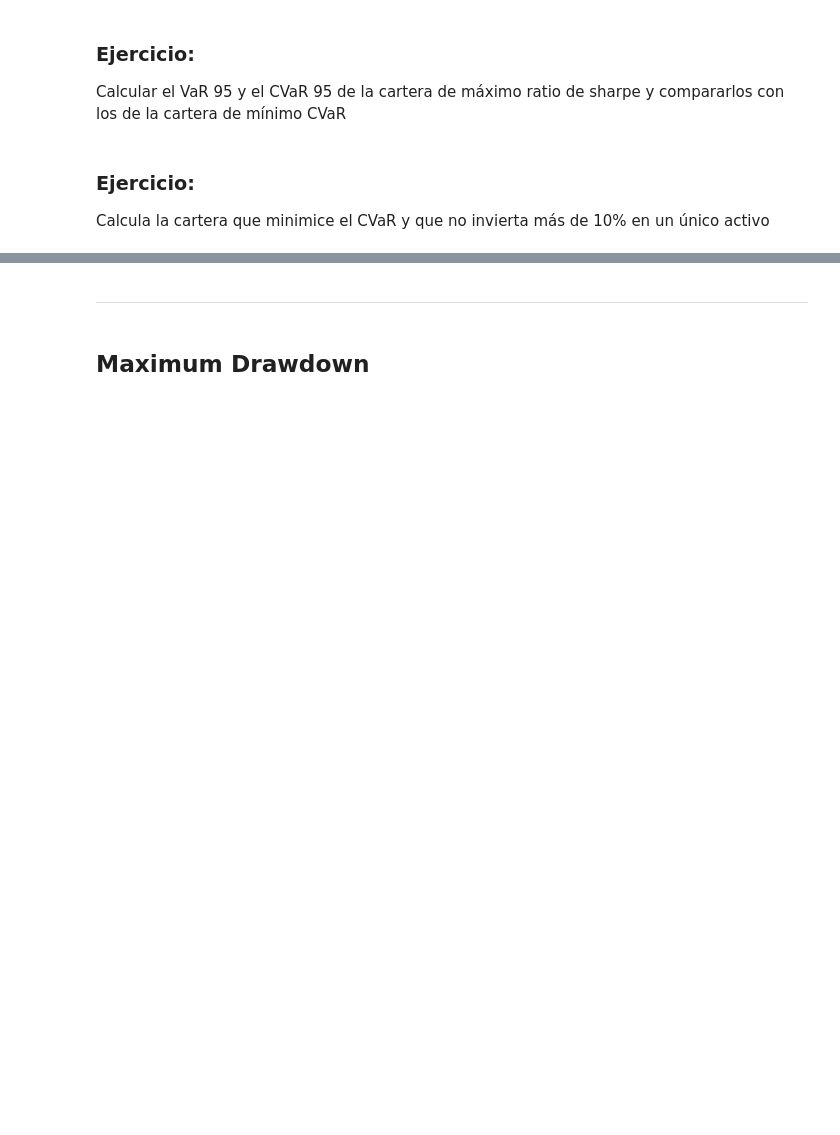
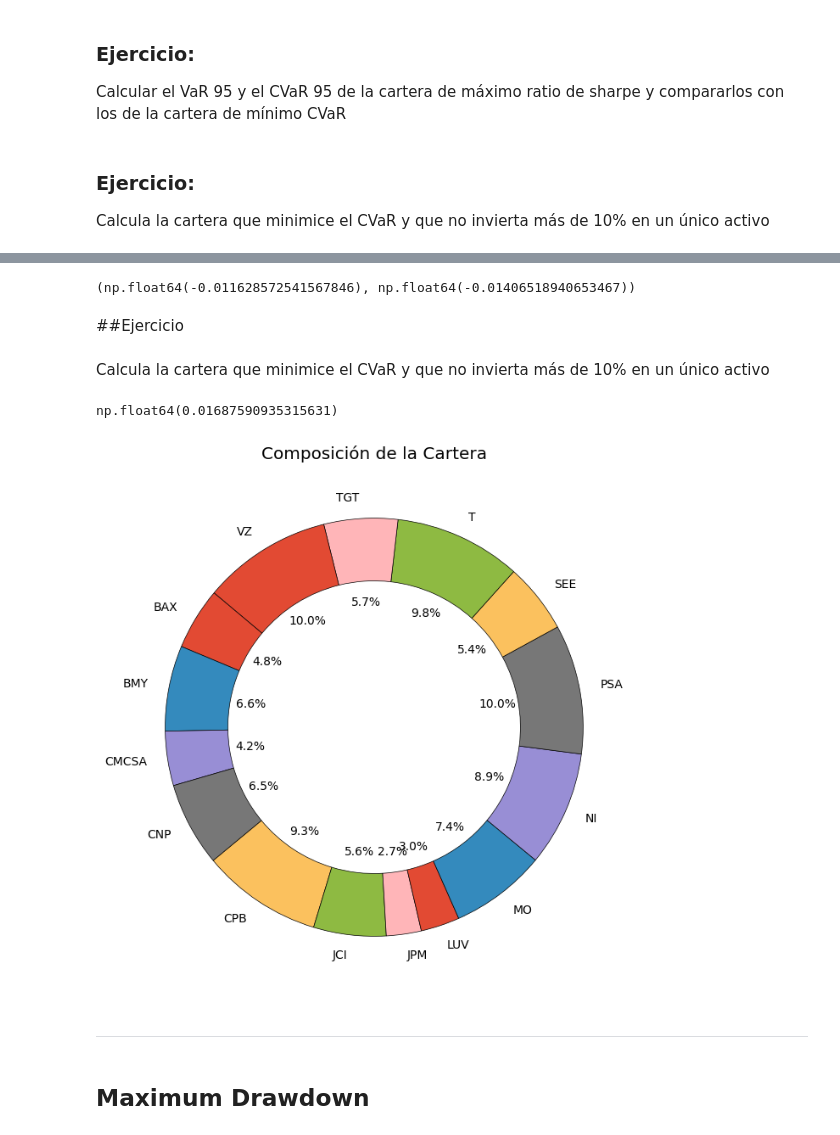
Before and after one commit to alfonso-santos/microcredencial-carteras-python, a Jupyter notebook: Tema_6_Riesgos/src/riesgos.ipynb, the cells around one changed output, grey strips where cells are left out. Drawn from its saved outputs; the diff is of its cells as text; code cells hidden in the pictures; blank space fills up the shorter version.

```diff
--- a/Tema_6_Riesgos/src/riesgos.ipynb
+++ b/Tema_6_Riesgos/src/riesgos.ipynb
@@ -1197,0 +1261,27 @@ Calcula la cartera que minimice el CVaR y que no invierta más de 10% en un úni
+# %%
+var_95_cvar, var_95_max_sharpe
+# %% [output]
+(np.float64(-0.011628572541567846), np.float64(-0.01406518940653467))
+# %% [markdown]
+##Ejercicio
+# %% [markdown]
+Calcula la cartera que minimice el CVaR y que no invierta más de 10% en un único activo
+# %%
+pesos = cp.Variable(num_act)
+t = cp.Variable()
+ui = cp.Variable(num_data)
+
+riesgo = t + cp.sum(ui) / (alpha * num_data)
+retornos = retornos_esperados.T @ pesos
+
+restricciones = [-ret @ pesos - t - ui <= 0,
+                 ui >= 0,
+                 cp.sum(pesos) == 1,
+                 pesos >= 0,
+                 pesos <= 0.1]
+
+problema = cp.Problem(cp.Minimize(riesgo), restricciones)
+solved = problema.solve()
+problema.solve()
+# %% [output]
+np.float64(0.01687590935315631)
@@ -1198,3 +1292,16 @@ Calcula la cartera que minimice el CVaR y que no invierta más de 10% en un úni
+# %%
+# Crear el gráfico de donut
+plt.figure(figsize=(8, 8))
+
+plt.pie(pesos_filtrados, labels=activos_filtrados, autopct='%1.1f%%', startangle=140, wedgeprops={'width': 0.3, 'edgecolor': 'black'})
+
+# Añadir título
+plt.title('Composición de la Cartera')
+
+# Mostrar el gráfico
+plt.show()
+# %% [output]
+[figure, added]
 # %% [markdown]
 ___
 # %% [markdown]
```
Also changed, not shown: parts of 17 cells of this notebook.
